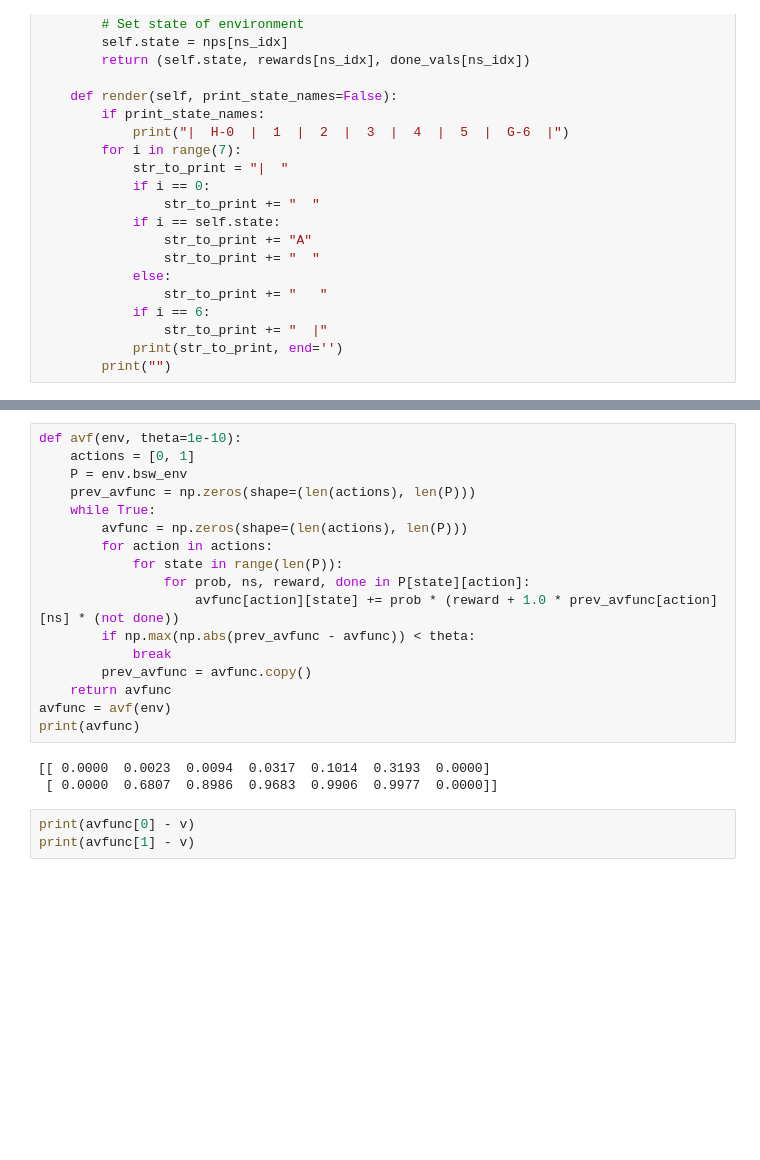
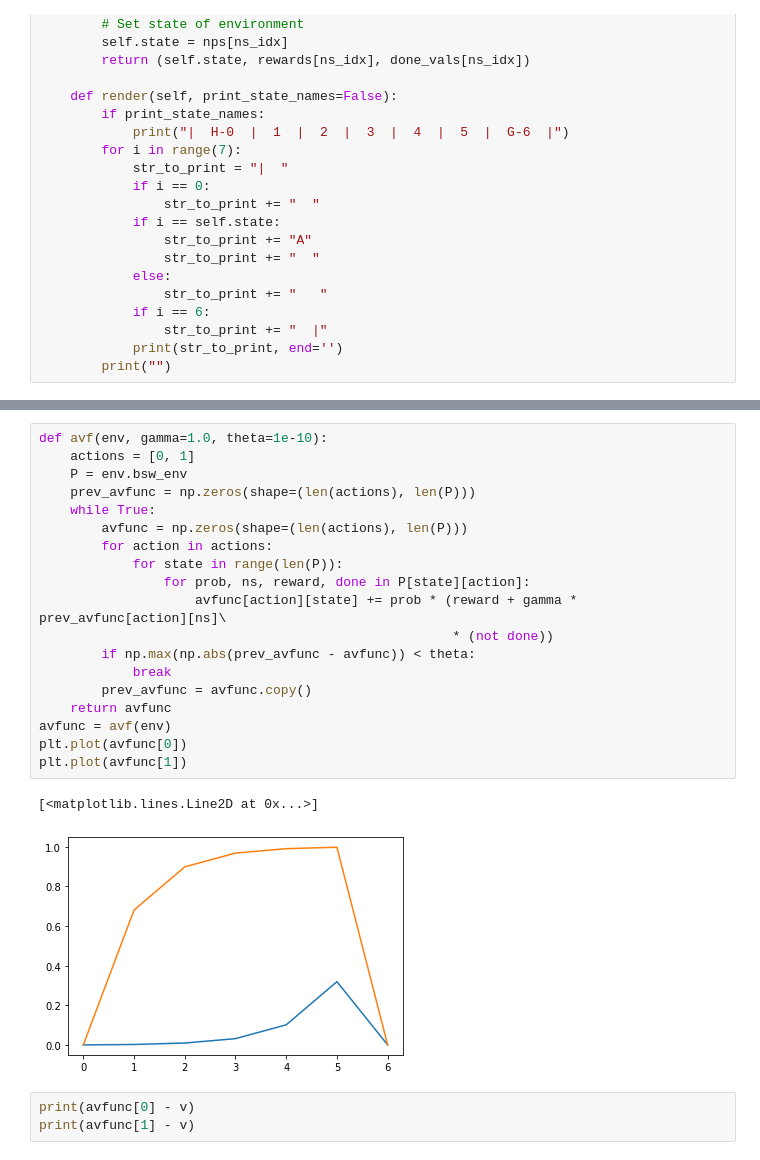
Before and after one commit to chinnikrishna/rl_work, a Jupyter notebook: policy_evaluation.ipynb, the cells around one changed output, grey strips where cells are left out. Drawn from its saved outputs; the diff is of its cells as text; blank space fills up the shorter version.

```diff
--- a/policy_evaluation.ipynb
+++ b/policy_evaluation.ipynb
@@ -169,23 +174,25 @@ print(v)
 # %%
-def avf(env, theta=1e-10):
+def avf(env, gamma=1.0, theta=1e-10):
     actions = [0, 1]
     P = env.bsw_env
     prev_avfunc = np.zeros(shape=(len(actions), len(P)))
     while True:
         avfunc = np.zeros(shape=(len(actions), len(P)))
         for action in actions:
             for state in range(len(P)):
                 for prob, ns, reward, done in P[state][action]:
-                    avfunc[action][state] += prob * (reward + 1.0 * prev_avfunc[action][ns] * (not done))
+                    avfunc[action][state] += prob * (reward + gamma * prev_avfunc[action][ns]\
+                                                     * (not done))
         if np.max(np.abs(prev_avfunc - avfunc)) < theta:
             break
         prev_avfunc = avfunc.copy()
     return avfunc
 avfunc = avf(env)
-print(avfunc)
+plt.plot(avfunc[0])
+plt.plot(avfunc[1])
 # %% [output]
-[[ 0.0000  0.0023  0.0094  0.0317  0.1014  0.3193  0.0000]
- [ 0.0000  0.6807  0.8986  0.9683  0.9906  0.9977  0.0000]]
+[<matplotlib.lines.Line2D at 0x...>]
+[figure, added]
 # %%
 print(avfunc[0] - v)
 print(avfunc[1] - v)
```
Also changed, not shown: parts of 3 cells of this notebook, 2 other files.
